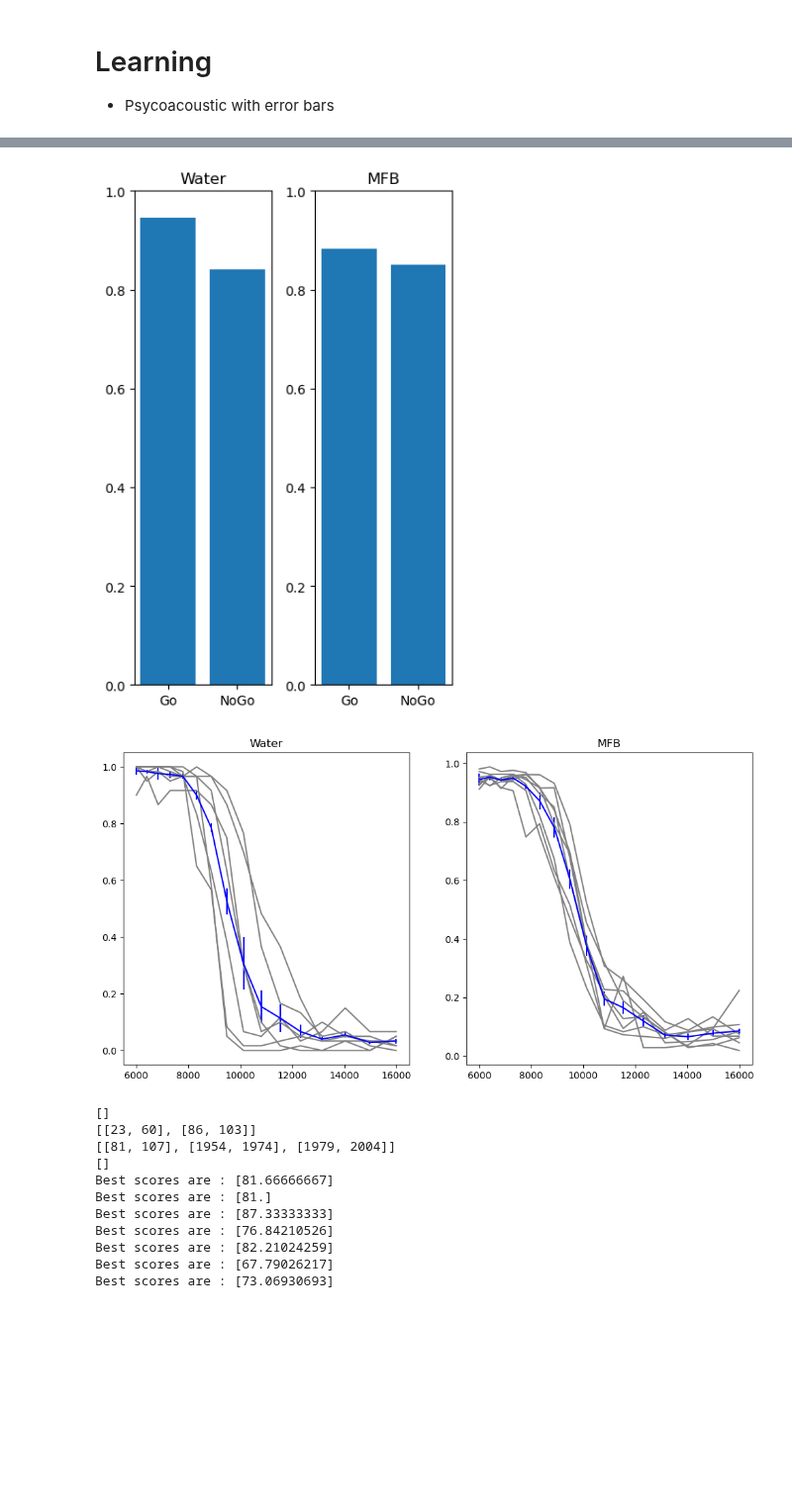
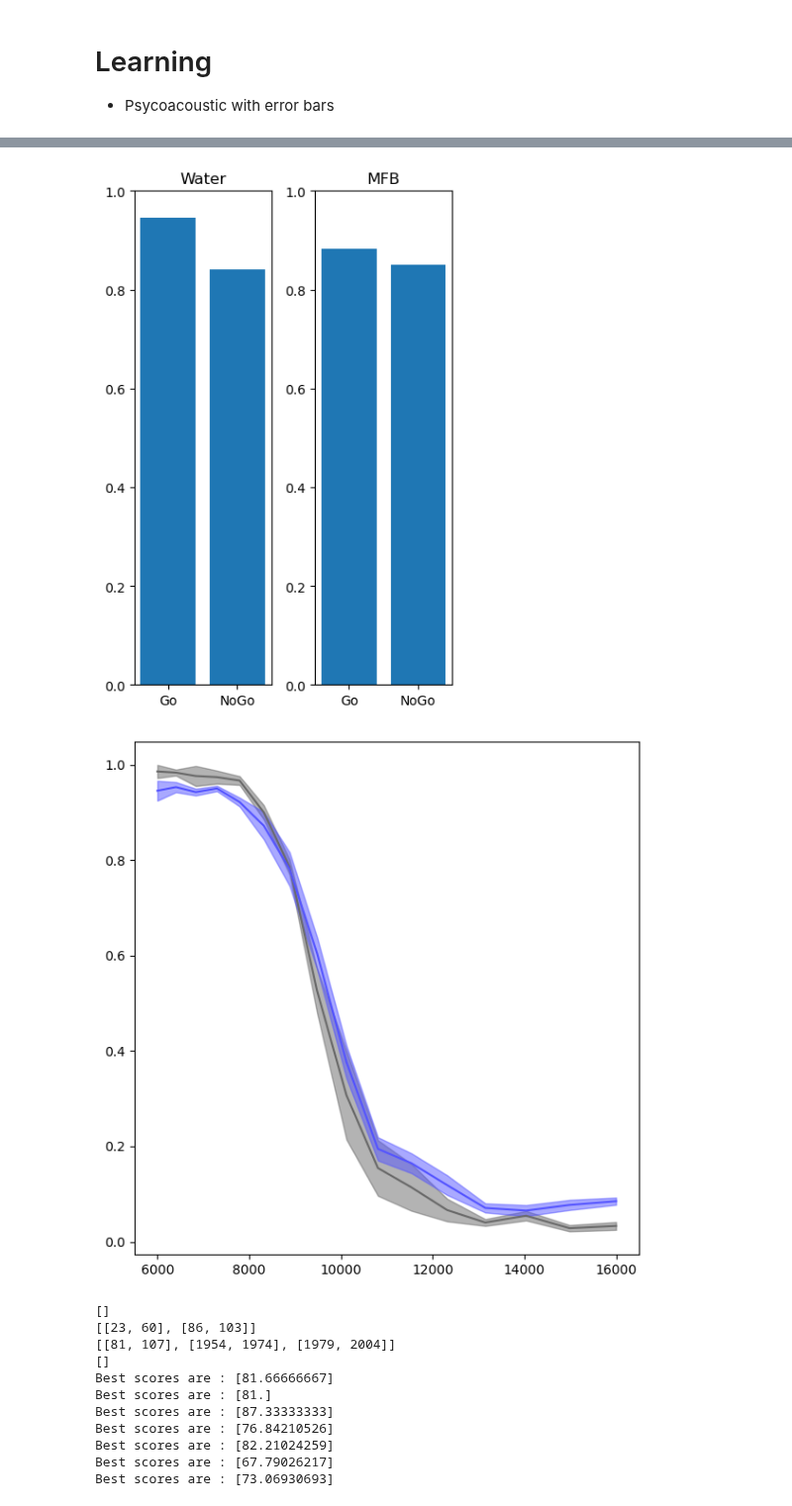
Before and after one commit to AntoninVerdier/Utilities, a Jupyter notebook: Elphy_Analysis/MFB_Figures.ipynb, the cells around one changed output, grey strips where cells are left out. Shown at 99% size. Cells and saved outputs as stored; diff of their text form; code cells hidden in the pictures; blank space fills up the shorter version.

```diff
--- a/Elphy_Analysis/MFB_Figures.ipynb
+++ b/Elphy_Analysis/MFB_Figures.ipynb
@@ -475,45 +484,47 @@ probs = [np.abs(1-p) if reverse[i] else p for i, p in enumerate(probs)]
 psycos_mfb = np.empty((len(mice_mfb_pc), 16))
 for i, mouse in enumerate(mice_mfb_pc):
     all_trailsid = np.concatenate(mouse.best_idtrials)
     all_corr = np.concatenate(mouse.best_corrs)
     all_taskid = np.concatenate(mouse.best_idsounds)
 
     psycho = np.array([c if all_trailsid[i] == 1 else not(c) for i, c in enumerate(all_corr)])
 
     scores = np.empty((16,))
     for j, t in enumerate(np.sort(np.unique(all_taskid))):
         idxs = np.where(all_taskid == t)[0]
         curr_corr = psycho[idxs]
         score = np.sum(curr_corr)/len(curr_corr)
         scores[j] = score
     psycos_mfb[i] = scores
-180
 
 probs_mfb_reverse = [np.flip(p) if mice_mfb_pc[i].rule == 'H' else p for i, p in enumerate(psycos_mfb)]
 psycos_mfb = [np.abs(1 - s) if mice_mfb_pc[i].rule == 'H' else s for i, s in enumerate(psycos_mfb)]
+sem_water = np.std(probs_reversed, axis=0) / np.sqrt(len(probs_reversed))
 
 probs_mfb_reverse = np.array(probs_mfb_reverse)
 sem_mfb = np.std(probs_mfb_reverse, axis=0) / np.sqrt(probs_mfb_reverse.shape[0])
 psycos_mfb = np.array(psycos_mfb)
 
-fig, axs = plt.subplots(1, 2, figsize=(12, 6))
+np.save('Paper/Psyco', (probs, psycos_mfb, sem_water, sem_mfb))
+plt.close()
+plt.figure(figsize=(6, 6))
 
 scale = np.geomspace(6e3, 16e3, 16)
-for p in probs:
-    axs[0].plot(scale, p, c='gray')
-axs[0].errorbar(scale, np.mean(probs, axis=0), yerr=sem_water, c='blue')
-axs[0].set_title('Water')
+
+plt.plot(scale, np.mean(probs, axis=0), c=(0.41, 0.41, 0.41, 1))
+plt.fill_between(scale, np.mean(probs, axis=0) - sem_water,
+                    np.mean(probs, axis=0) + sem_water, color=(0.41, 0.41, 0.41, 0.5))
 
 
-for p in psycos_mfb:
-    axs[1].plot(scale, p, c='gray')
-axs[1].errorbar(scale, np.mean(psycos_mfb, axis=0), yerr=sem_mfb, c='blue')
-axs[1].set_title('MFB')
-
+plt.plot(scale, np.mean(psycos_mfb, axis=0), c=(0.33, 0.33, 1, 1))
+plt.fill_between(scale, np.mean(psycos_mfb, axis=0) - sem_mfb,
+                    np.mean(psycos_mfb, axis=0) + sem_mfb, color=(0.33, 0.33, 1, 0.5))
+plt.savefig('Paper/Psyco.svg')
+plt.tight_layout()
 plt.show()
 # %% [output]
 [figure]
-[figure, old version]
+[figure, new version]
 # %%
 mice_water_disc = load_water(batch3=True, verbose=False, tag='DISC', rmgaps='Antonin', linkday=True)
 mice_mfb_disc = load_MFB(tag='DISC', verbose=False, rmgaps='Antonin')
```
Also changed, not shown: parts of 4 cells of this notebook, 4 other files.
